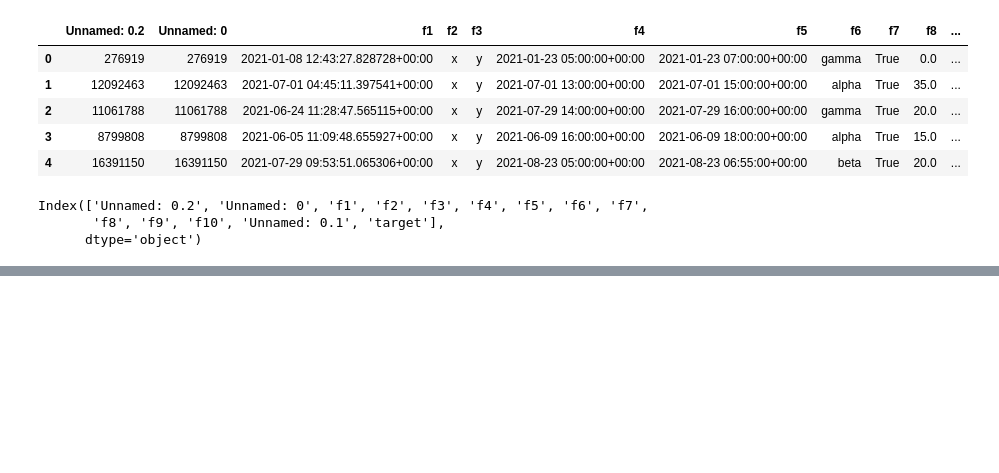
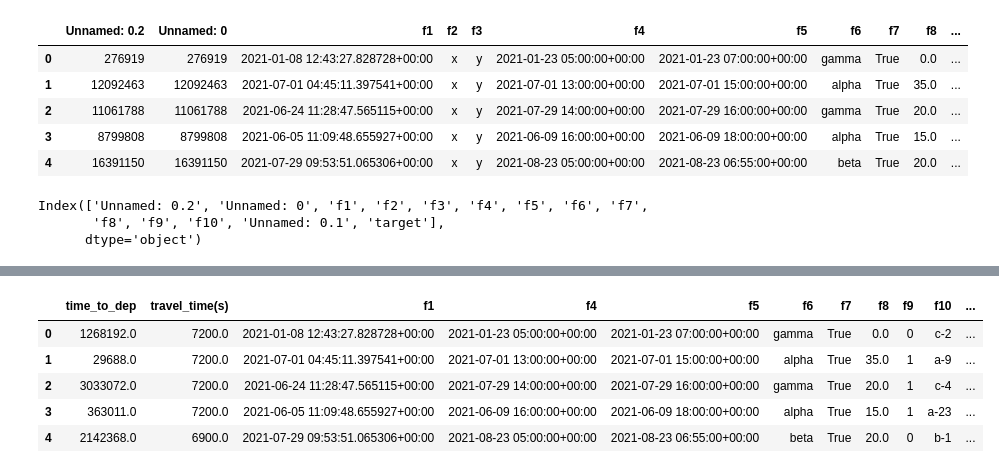
Before and after one commit to FaizaMehboob/02-04-2022, a Jupyter notebook: 08_flight_prediction.ipynb, the cells around one changed output, grey strips where cells are left out. Cells and saved outputs as stored; diff of their text form; code cells hidden in the pictures; blank space fills up the shorter version.

```diff
--- a/08_flight_prediction.ipynb
+++ b/08_flight_prediction.ipynb
@@ -134,0 +156,2 @@ cat_list = ['f2', 'f3', 'f6', 'f8', 'f9', 'f10']
+# %%
+df.drop(['Unnamed: 0', 'f2', 'f3'], axis=1, inplace=True)
@@ -134,0 +218,9 @@ cat_list = ['f2', 'f3', 'f6', 'f8', 'f9', 'f10']
+# %%
+df.head()
+# %% [output]
+|  | time_to_dep | travel_time(s) | f1 | f4 | f5 | f6 | f7 | f8 | f9 | f10 | ... |
+| 0 | 1268192.0 | 7200.0 | 2021-01-08 12:43:27.828728+00:00 | 2021-01-23 05:00:00+00:00 | 2021-01-23 07:00:00+00:00 | gamma | True | 0.0 | 0 | c-2 | ... |
+| 1 | 29688.0 | 7200.0 | 2021-07-01 04:45:11.397541+00:00 | 2021-07-01 13:00:00+00:00 | 2021-07-01 15:00:00+00:00 | alpha | True | 35.0 | 1 | a-9 | ... |
+| 2 | 3033072.0 | 7200.0 | 2021-06-24 11:28:47.565115+00:00 | 2021-07-29 14:00:00+00:00 | 2021-07-29 16:00:00+00:00 | gamma | True | 20.0 | 1 | c-4 | ... |
+| 3 | 363011.0 | 7200.0 | 2021-06-05 11:09:48.655927+00:00 | 2021-06-09 16:00:00+00:00 | 2021-06-09 18:00:00+00:00 | alpha | True | 15.0 | 1 | a-23 | ... |
+| 4 | 2142368.0 | 6900.0 | 2021-07-29 09:53:51.065306+00:00 | 2021-08-23 05:00:00+00:00 | 2021-08-23 06:55:00+00:00 | beta | True | 20.0 | 0 | b-1 | ... |
```
Also changed, not shown: parts of 17 cells of this notebook, 4 other files.
